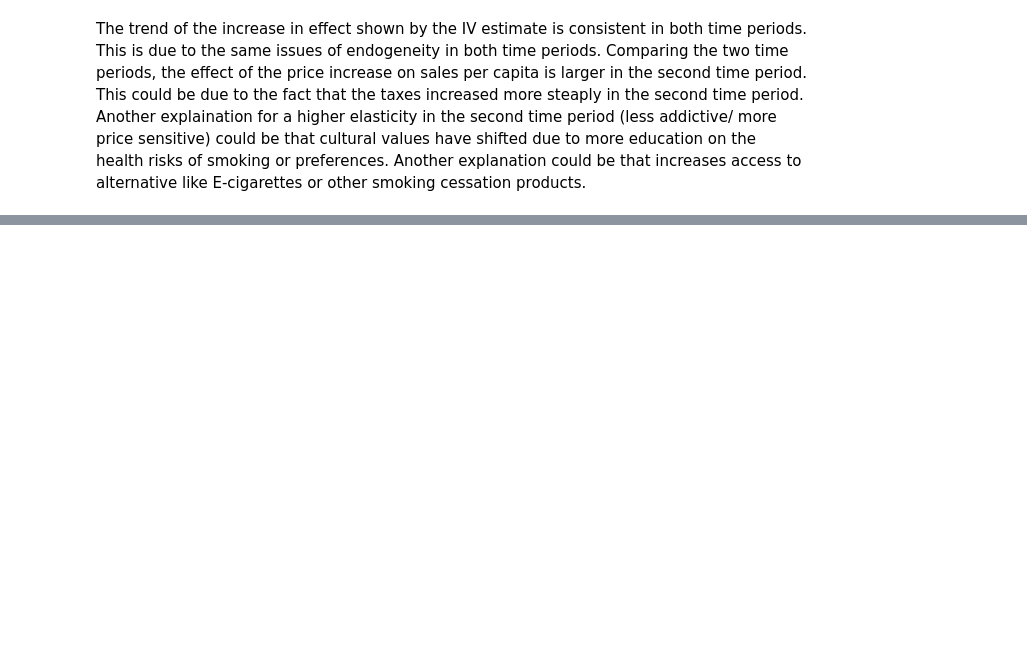
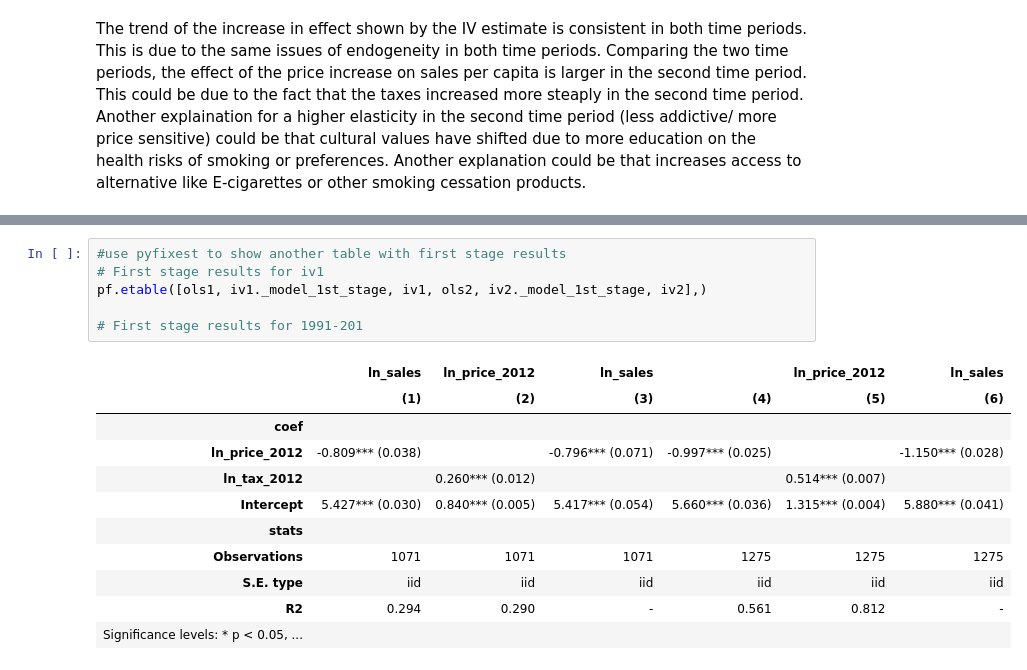
Before and after one commit to rscholt/HW3, a Jupyter notebook: submission 2/hw3_2.ipynb, the cells around one changed output, grey strips where cells are left out. Drawn from its saved outputs; the diff is of its cells as text; blank space fills up the shorter version.

```diff
--- a/submission 2/hw3_2.ipynb
+++ b/submission 2/hw3_2.ipynb
@@ -451,0 +464,18 @@ pf.etable([ols1, iv1, ols2, iv2],  # Models should be in a list format
+# %%
+#use pyfixest to show another table with first stage results
+# First stage results for iv1
+pf.etable([ols1, iv1._model_1st_stage, iv1, ols2, iv2._model_1st_stage, iv2],)
+
+# First stage results for 1991-201
+# %% [output]
+|  | ln_sales | ln_price_2012 | ln_sales |  | ln_price_2012 | ln_sales |
+|  | (1) | (2) | (3) | (4) | (5) | (6) |
+| coef |  |  |  |  |  |  |
+| ln_price_2012 | -0.809*** (0.038) |  | -0.796*** (0.071) | -0.997*** (0.025) |  | -1.150*** (0.028) |
+| ln_tax_2012 |  | 0.260*** (0.012) |  |  | 0.514*** (0.007) |  |
+| Intercept | 5.427*** (0.030) | 0.840*** (0.005) | 5.417*** (0.054) | 5.660*** (0.036) | 1.315*** (0.004) | 5.880*** (0.041) |
+| stats |  |  |  |  |  |  |
+| Observations | 1071 | 1071 | 1071 | 1275 | 1275 | 1275 |
+| S.E. type | iid | iid | iid | iid | iid | iid |
+| R2 | 0.294 | 0.290 | - | 0.561 | 0.812 | - |
+| Significance levels: * p < 0.05, ... |  |  |  |  |  |  |
```
Also changed, not shown: parts of 14 cells of this notebook.
